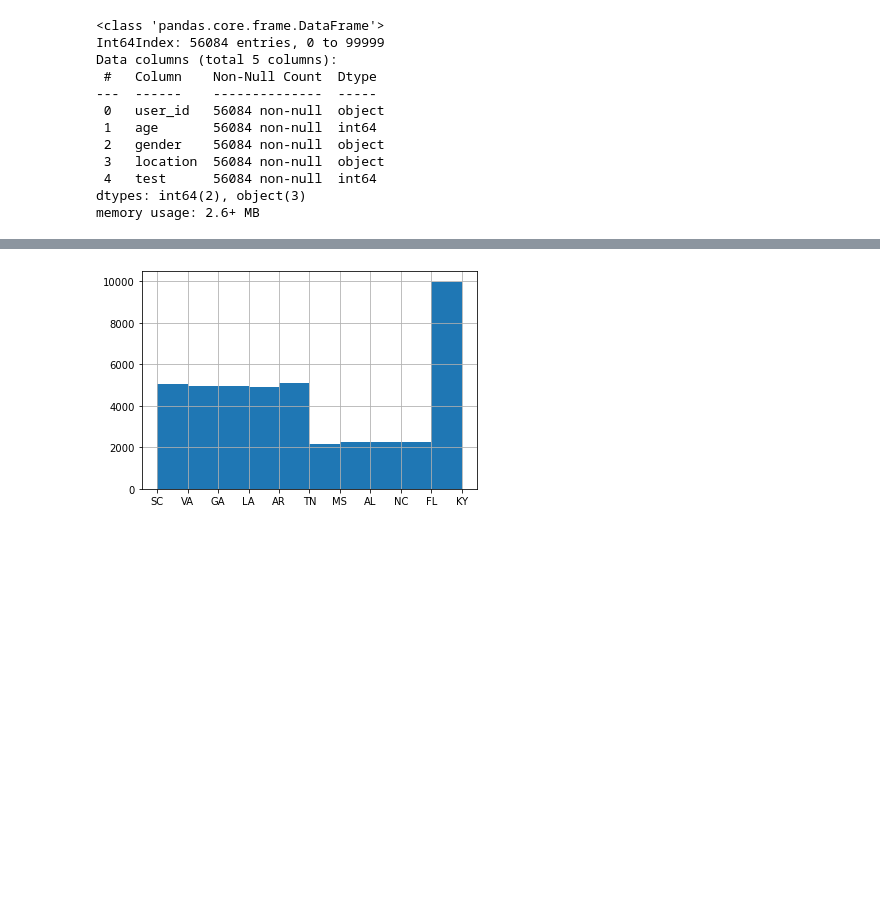
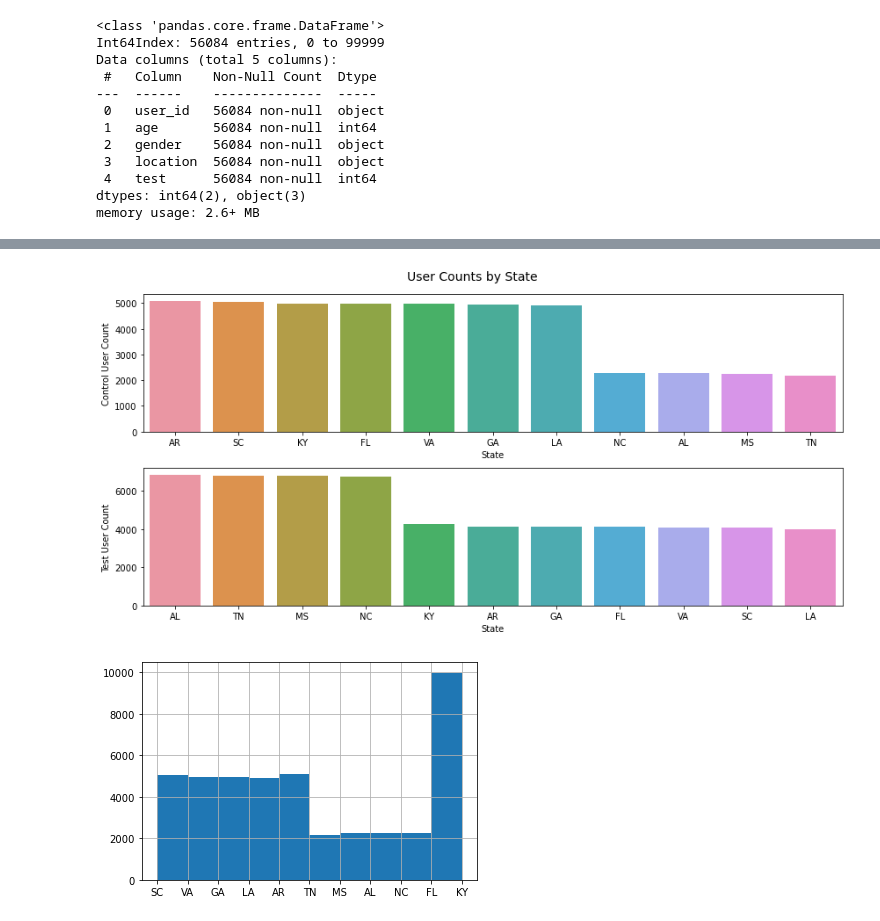
Before and after one commit to jkurdys/Vericast, a Jupyter notebook: notebooks/EDA.ipynb, the cells around one changed output, grey strips where cells are left out. Drawn from its saved outputs; the diff is of its cells as text; code cells hidden in the pictures; blank space fills up the shorter version.

```diff
--- a/notebooks/EDA.ipynb
+++ b/notebooks/EDA.ipynb
@@ -166,3 +202,25 @@ memory usage: 2.6+ MB
+# %%
+fig, ax=plt.subplots(2, 1,  figsize=(12, 6))
+
+sns.countplot(x=control['location'],
+              order= control['location'].value_counts().index,
+              ax=ax[0])
+# ax[0].set_title("Top 5 Stations by Count of Trips Started")
+ax[0].set_xlabel('State')
+ax[0].set_ylabel('Control User Count')
+
+sns.countplot(x=test['location'],
+              order= test['location'].value_counts().index,
+              ax=ax[1])
+# ax[1].set_title("Bottom 5 Stations by Count of Trips Started")
+ax[1].set_xlabel('State')
+ax[1].set_ylabel('Test User Count')
+
+plt.suptitle('User Counts by State', fontsize=14)
+
+fig.tight_layout();
+# %% [output]
+[figure, added]
 # %%
 control.location.hist();
 # %% [output]
```
Also changed, not shown: parts of 5 cells of this notebook.
